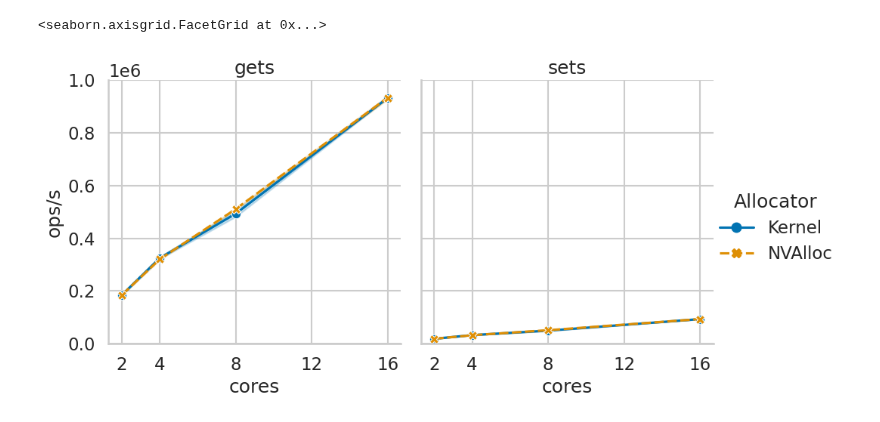
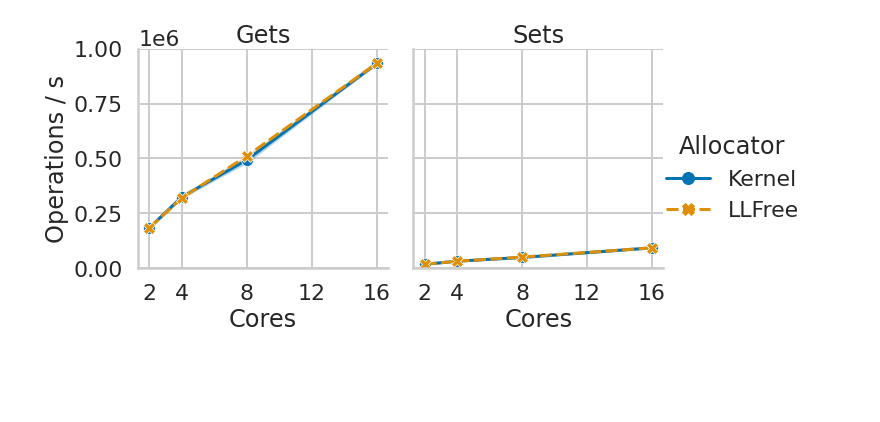
Before and after one commit to luhsra/llfree-bench, a Jupyter notebook: memtier.ipynb, the cells around one changed output. Cells and saved outputs as stored; diff of their text form; code cells hidden in the pictures; blank space fills up the shorter version.

Commit message:
Add memtier and write benchmark results

```diff
--- a/memtier.ipynb
+++ b/memtier.ipynb
@@ -3,13 +3,14 @@ from pathlib import Path
 import pandas as pd
 import json
 import seaborn as sns
+from utils import dref_dataframe
 
 sns.set_style("whitegrid")
-sns.set_context("talk", font_scale=1)
+sns.set_context("poster")
 sns.set_palette("colorblind")
 
-buddy = Path("memtier/220901-164402")
-llfree = Path("memtier/220901-171835")
+buddy = Path("memtier/latest-bu")
+llfree = Path("memtier/latest-ll")
 
 def load(root: Path) -> pd.DataFrame:
     data = pd.DataFrame(columns=["cores", "iteration", "sets", "gets"])
@@ -21,31 +22,34 @@ def load(root: Path) -> pd.DataFrame:
             iter = int(file.stem[4:])
             out = json.load(file.open())
             d = pd.DataFrame([{"cores": cores, "iteration": iter,
-                            "sets": out["ALL STATS"]["Sets"]["Ops/sec"],
-                            "gets": out["ALL STATS"]["Gets"]["Ops/sec"]}])
+                            "Sets": out["ALL STATS"]["Sets"]["Ops/sec"],
+                            "Gets": out["ALL STATS"]["Gets"]["Ops/sec"]}])
             data = pd.concat([data, d], ignore_index=True)
     return data
 # %%
 buddy_d = load(buddy)
 buddy_d["alloc"] = "Kernel"
 llfree_d = load(llfree)
 llfree_d["alloc"] = "LLFree"
 
 pgd = pd.concat([buddy_d, llfree_d], ignore_index=True)
-pgd = pgd[["cores", "alloc", "gets", "sets", "iteration"]].melt(
+pgd = pgd[["cores", "alloc", "Gets", "Sets", "iteration"]].melt(
     id_vars=["cores", "alloc", "iteration"],
-    value_vars=["gets", "sets"], value_name="time")
+    value_vars=["Gets", "Sets"], value_name="time", var_name="operation")
 # pgd = pgd.groupby(["cores", "alloc", "variable", "mem"]).min()
 order = ["Kernel", "LLFree"]
 g = sns.relplot(data=pgd, kind="line", x="cores", y="time",
-                col="variable", style="alloc", hue="alloc", markers=True,
+                col="operation", style="alloc", hue="alloc", markers=True,
                 style_order=order, hue_order=order)
 g.set(xticks=[2, 4, 8, 12, 16])
 g.set(ylim=(0, 1000000))
 g.legend.set_title("Allocator")
-g.set(ylabel="ops/s")
-g.set(xlabel="cores")
+g.set(ylabel="Operations / s")
+g.set(xlabel="Cores")
 g.set_titles("{col_name}")
+g.savefig("out/memtier.pdf")
+
+dref_dataframe("memtier", Path("out"), [
+               "alloc", "cores", "operation"], pgd[["alloc", "cores", "operation", "time"]])
 # %% [output]
-<seaborn.axisgrid.FacetGrid at 0x...>
-[figure, old version]
+[figure, new version]
```
Also changed, not shown: 43 other files.
